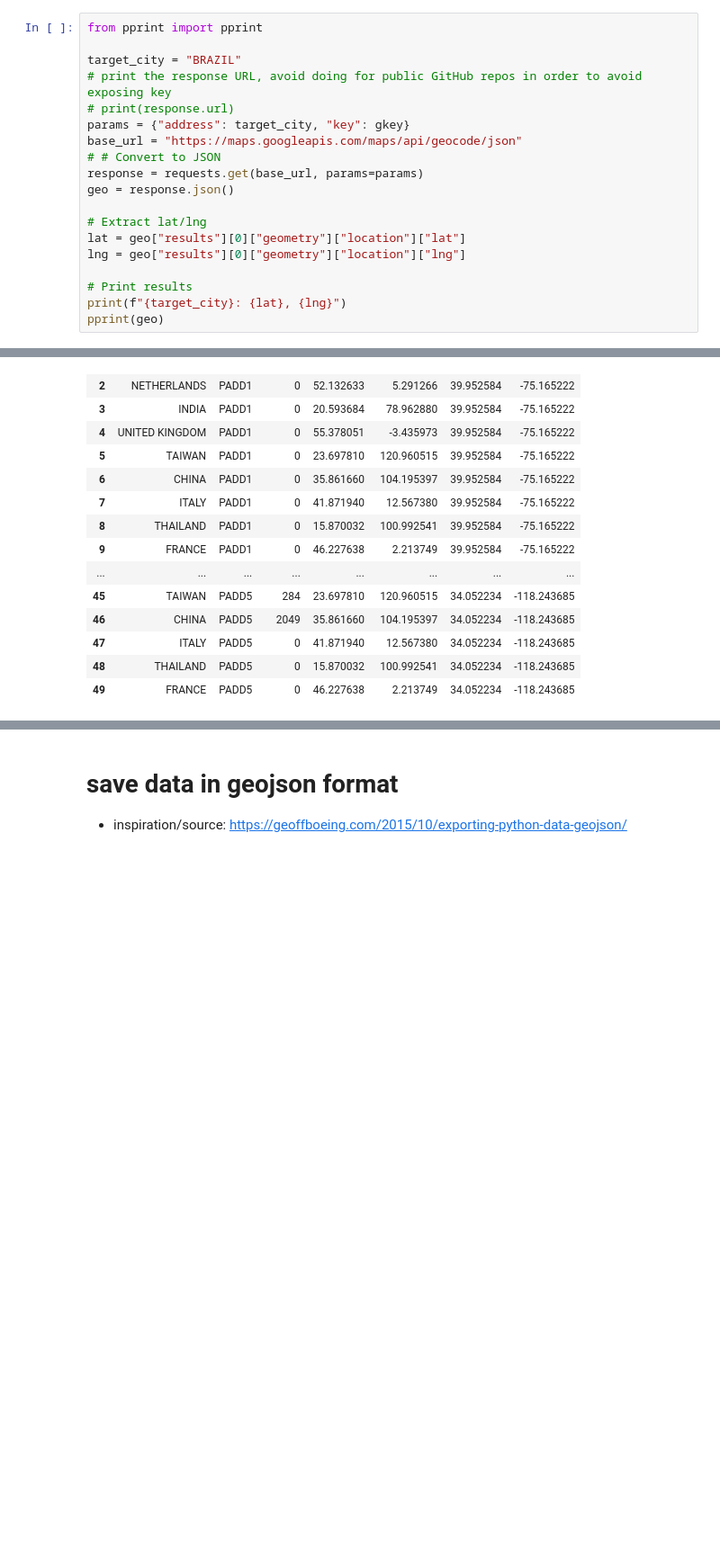
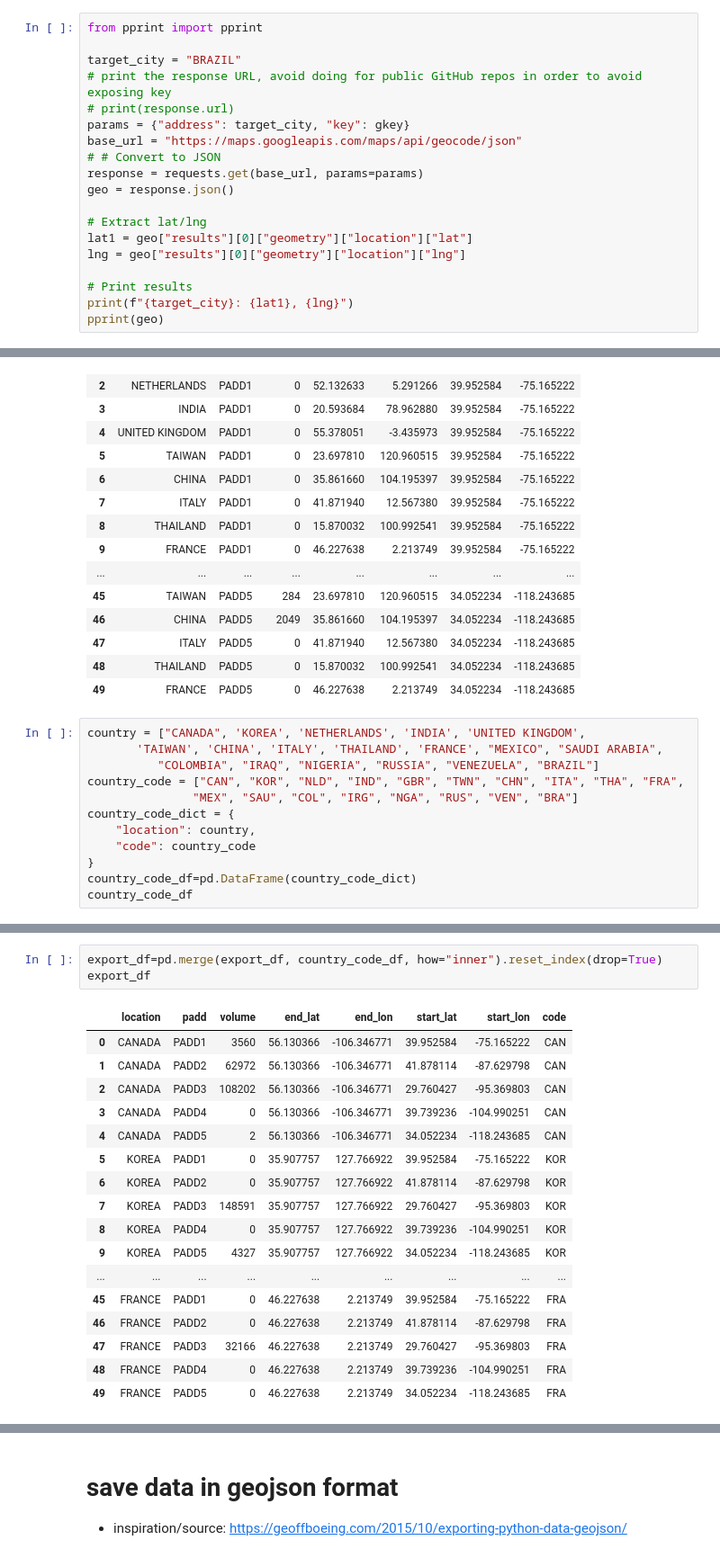
Before and after one commit to OlegRyzhkov2020/oil-project, a Jupyter notebook: export_import/US_expo_imp.ipynb, the cells around one changed output, grey strips where cells are left out. Shown: that part at 90% size. Drawn from its saved outputs; the diff is of its cells as text; blank space fills up the shorter version.

```diff
--- a/export_import/US_expo_imp.ipynb
+++ b/export_import/US_expo_imp.ipynb
@@ -683,11 +653,11 @@ response = requests.get(base_url, params=params)
 geo = response.json()
 
 # Extract lat/lng
-lat = geo["results"][0]["geometry"]["location"]["lat"]
+lat1 = geo["results"][0]["geometry"]["location"]["lat"]
 lng = geo["results"][0]["geometry"]["location"]["lng"]
 
 # Print results
-print(f"{target_city}: {lat}, {lng}")
+print(f"{target_city}: {lat1}, {lng}")
 pprint(geo)
 # %% [output]
 BRAZIL: -14.235004, -51.92528
@@ -962,3 +932,15 @@ export_df
 | 47 | ITALY | PADD5 | 0 | 41.871940 | 12.567380 | 34.052234 | -118.243685 |
 | 48 | THAILAND | PADD5 | 0 | 15.870032 | 100.992541 | 34.052234 | -118.243685 |
 | 49 | FRANCE | PADD5 | 0 | 46.227638 | 2.213749 | 34.052234 | -118.243685 |
+# %%
+country = ["CANADA", 'KOREA', 'NETHERLANDS', 'INDIA', 'UNITED KINGDOM',
+       'TAIWAN', 'CHINA', 'ITALY', 'THAILAND', 'FRANCE', "MEXICO", "SAUDI ARABIA",
+          "COLOMBIA", "IRAQ", "NIGERIA", "RUSSIA", "VENEZUELA", "BRAZIL"]
+country_code = ["CAN", "KOR", "NLD", "IND", "GBR", "TWN", "CHN", "ITA", "THA", "FRA",
+               "MEX", "SAU", "COL", "IRG", "NGA", "RUS", "VEN", "BRA"]
+country_code_dict = {
+    "location": country,
+    "code": country_code
+}
+country_code_df=pd.DataFrame(country_code_dict)
+country_code_df
@@ -964,0 +970,21 @@ export_df
+# %%
+export_df=pd.merge(export_df, country_code_df, how="inner").reset_index(drop=True)
+export_df
+# %% [output]
+|  | location | padd | volume | end_lat | end_lon | start_lat | start_lon | code |
+| 0 | CANADA | PADD1 | 3560 | 56.130366 | -106.346771 | 39.952584 | -75.165222 | CAN |
+| 1 | CANADA | PADD2 | 62972 | 56.130366 | -106.346771 | 41.878114 | -87.629798 | CAN |
+| 2 | CANADA | PADD3 | 108202 | 56.130366 | -106.346771 | 29.760427 | -95.369803 | CAN |
+| 3 | CANADA | PADD4 | 0 | 56.130366 | -106.346771 | 39.739236 | -104.990251 | CAN |
+| 4 | CANADA | PADD5 | 2 | 56.130366 | -106.346771 | 34.052234 | -118.243685 | CAN |
+| 5 | KOREA | PADD1 | 0 | 35.907757 | 127.766922 | 39.952584 | -75.165222 | KOR |
+| 6 | KOREA | PADD2 | 0 | 35.907757 | 127.766922 | 41.878114 | -87.629798 | KOR |
+| 7 | KOREA | PADD3 | 148591 | 35.907757 | 127.766922 | 29.760427 | -95.369803 | KOR |
+| 8 | KOREA | PADD4 | 0 | 35.907757 | 127.766922 | 39.739236 | -104.990251 | KOR |
+| 9 | KOREA | PADD5 | 4327 | 35.907757 | 127.766922 | 34.052234 | -118.243685 | KOR |
+| ... | ... | ... | ... | ... | ... | ... | ... | ... |
+| 45 | FRANCE | PADD1 | 0 | 46.227638 | 2.213749 | 39.952584 | -75.165222 | FRA |
+| 46 | FRANCE | PADD2 | 0 | 46.227638 | 2.213749 | 41.878114 | -87.629798 | FRA |
+| 47 | FRANCE | PADD3 | 32166 | 46.227638 | 2.213749 | 29.760427 | -95.369803 | FRA |
+| 48 | FRANCE | PADD4 | 0 | 46.227638 | 2.213749 | 39.739236 | -104.990251 | FRA |
+| 49 | FRANCE | PADD5 | 0 | 46.227638 | 2.213749 | 34.052234 | -118.243685 | FRA |
```
Also changed, not shown: parts of 13 cells of this notebook, 5 other files.
